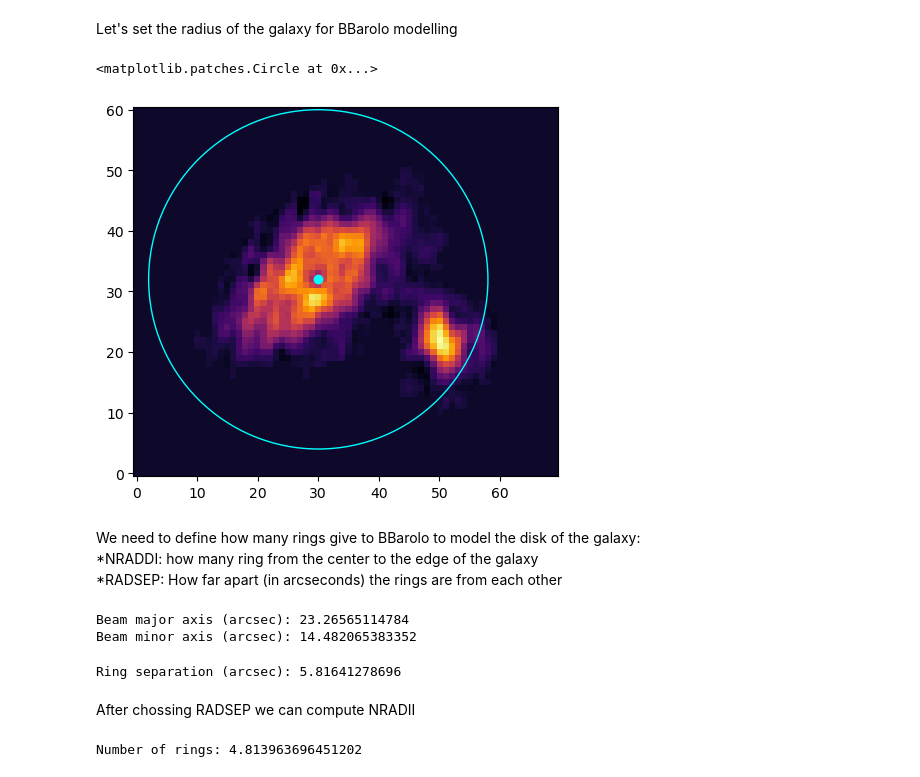
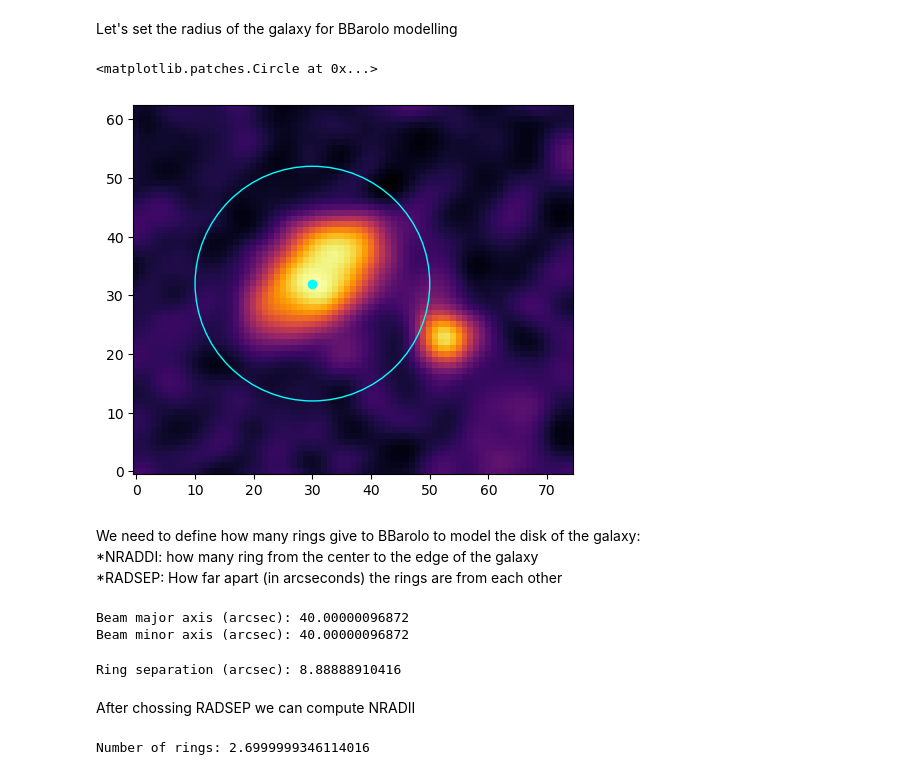
Before and after one commit to AnyelTars/Galaxies-Dynamics-WSRT, a Jupyter notebook: S0121+3848/Galaxy-preview.ipynb, the cells around one changed output. Cells and saved outputs as stored; diff of their text form; code cells hidden in the pictures.

```diff
--- a/S0121+3848/Galaxy-preview.ipynb
+++ b/S0121+3848/Galaxy-preview.ipynb
@@ -21,7 +20,7 @@ data_cube_smooth = fits.getdata(directory + "S0116+4114_HIcube2_clean_smooth_ima
 mask_cube_smooth = fits.getdata(directory + "S0116+4114_HIcube2_clean_smooth_image_4_mask.fits")
 # %%
 # inspect the header
-header = fits.getheader(directory + "S0116+4114_HIcube2_clean_image_4_cube.fits")
+header = fits.getheader(directory + "S0116+4114_HIcube2_clean_smooth_image_4_cube.fits")
 # %%
 header
 # %% [output]
@@ -136,12 +122,12 @@ plt.show()
 # %% [markdown]
 Let's set the radius of the galaxy for BBarolo modelling
 # %%
-plt.imshow(mom0_dat, cmap='inferno', origin='lower')
+plt.imshow(mom0_dat_smooth, cmap='inferno', origin='lower')
 plt.plot(30,32,'o',color='cyan')
-plt.gca().add_patch(plt.Circle((30, 32), 28, color='cyan', fill=False))
+plt.gca().add_patch(plt.Circle((30, 32), 20, color='cyan', fill=False))
 # %% [output]
 <matplotlib.patches.Circle at 0x...>
-[figure, old version]
+[figure, new version]
 # %% [markdown]
 We need to define how many rings give to BBarolo to model the disk of the galaxy:
     \*NRADDI: how many ring from the center to the edge of the galaxy
@@ -155,22 +141,22 @@ BMIN_arcsec = BMIN * 3600
 print("Beam major axis (arcsec):", BMAJ_arcsec)
 print("Beam minor axis (arcsec):", BMIN_arcsec)
 # %% [output]
-Beam major axis (arcsec): 23.26565114784
-Beam minor axis (arcsec): 14.482065383352
+Beam major axis (arcsec): 40.00000096872
+Beam minor axis (arcsec): 40.00000096872
 # %%
 # we want ring every 1 beam size
-Radsep= BMAJ_arcsec/4 # 2 rings per beam size
+Radsep= BMAJ_arcsec/4.5 # 2 rings per beam size
 print("Ring separation (arcsec):", Radsep)
 # %% [output]
-Ring separation (arcsec): 5.81641278696
+Ring separation (arcsec): 8.88888910416
 # %% [markdown]
 After chossing RADSEP we can compute NRADII
 # %%
-galaxy_radius = 28 # in pixels, estimated from the plot
+galaxy_radius = 24 # in pixels, estimated from the plot
 Nradii= galaxy_radius / Radsep
 print("Number of rings:", Nradii)
 # %% [output]
-Number of rings: 4.813963696451202
+Number of rings: 2.6999999346114016
 # %%
 center_x, center_y = 30, 32
 radius = 18
```
Also changed, not shown: parts of 25 cells of this notebook.
